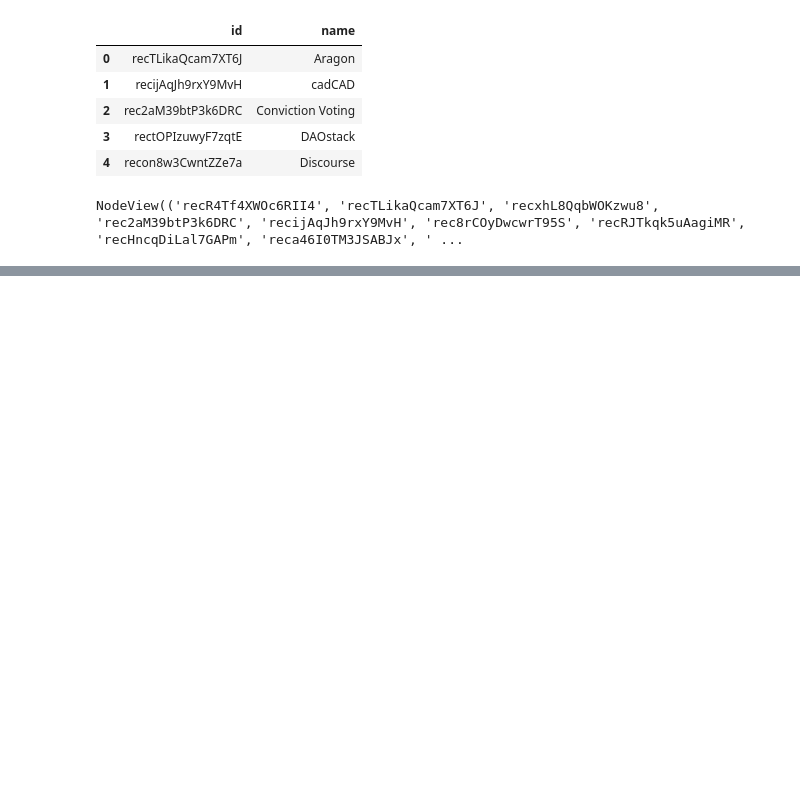
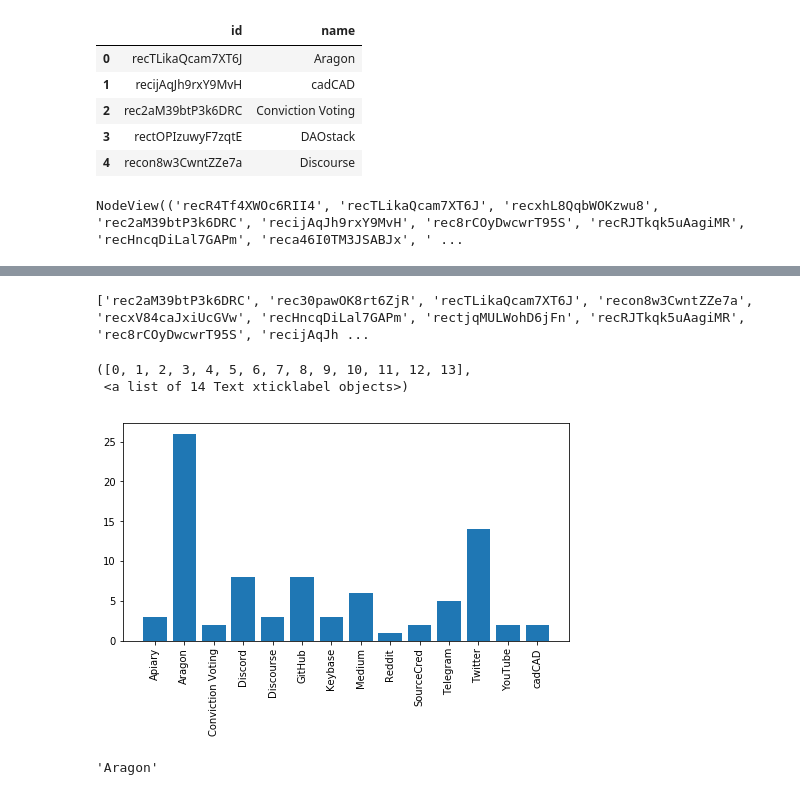
Before and after one commit to metagov/govbase, a Jupyter notebook: airtableToNetworkx.ipynb, the cells around one changed output, grey strips where cells are left out. Saved outputs shown, nothing was run; the diff lists cells and outputs as text; code cells hidden in the pictures; blank space fills up the shorter version.

```diff
--- a/airtableToNetworkx.ipynb
+++ b/airtableToNetworkx.ipynb
@@ -212,0 +323,17 @@ Text(0.5, 1.0, 'Graph View of Tools Used by DAOs in the Wild')
+# %%
+def getnames(node_ids):
+    print(node_ids)
+    return [G.nodes[node_id]['name'] for node_id in node_ids]
+# %%
+plt.figure(figsize=(8, 4))
+plt.bar(getnames(co_use),np.sum(data, axis = 0))
+plt.xticks(rotation='vertical')
+# %% [output]
+['rec2aM39btP3k6DRC', 'rec30pawOK8rt6ZjR', 'recTLikaQcam7XT6J', 'recon8w3CwntZZe7a', 'recxV84caJxiUcGVw', 'recHncqDiLal7GAPm', 'rectjqMULWohD6jFn', 'recRJTkqk5uAagiMR', 'rec8rCOyDwcwrT95S', 'recijAqJh ...
+([0, 1, 2, 3, 4, 5, 6, 7, 8, 9, 10, 11, 12, 13],
+ <a list of 14 Text xticklabel objects>)
+[figure, added]
+# %%
+G.nodes[aragon_tool_id]['name']
+# %% [output]
+'Aragon'
```
Also changed, not shown: parts of 26 cells of this notebook, 2 other files.
